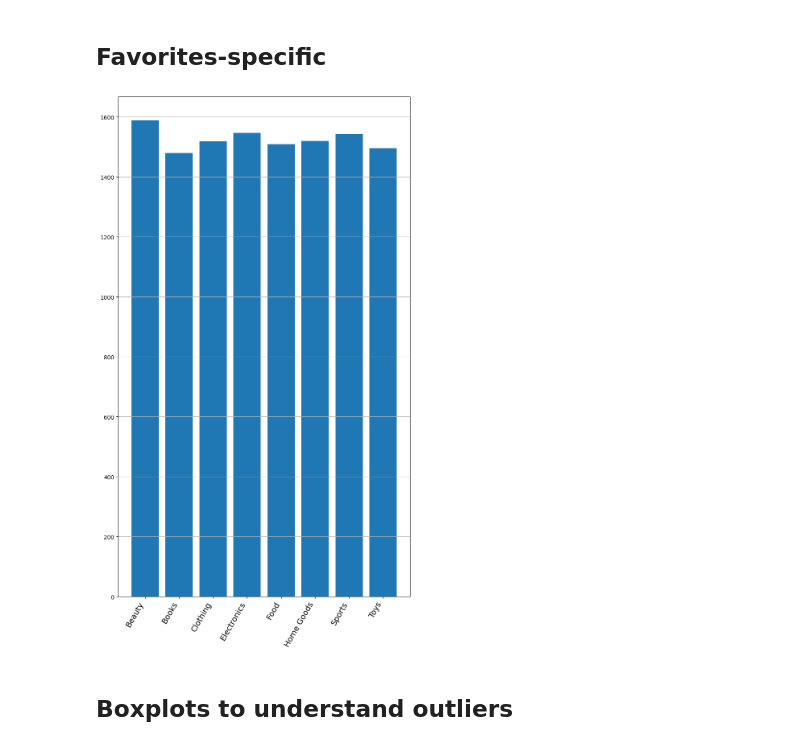
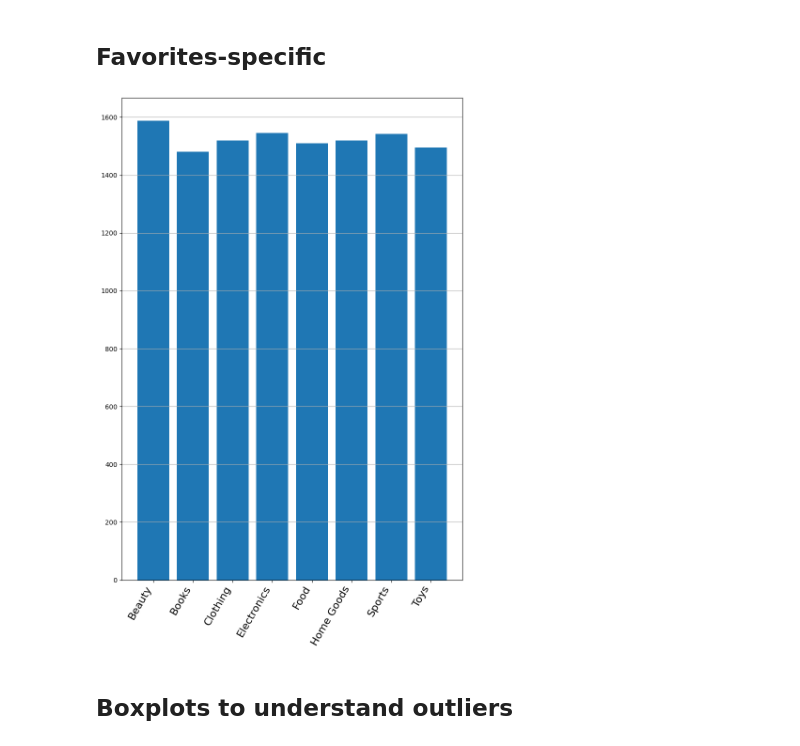
Before and after one commit to PSU-DAAN822-FA25-Group4/data-collection, a Jupyter notebook: analysis-after.ipynb, the cells around one changed output. Saved outputs shown, nothing was run; the diff lists cells and outputs as text; code cells hidden in the pictures.

```diff
--- a/analysis-after.ipynb
+++ b/analysis-after.ipynb
@@ -240,17 +240,17 @@ EmailEngagementRate
 # %%
 favorite_cols = [col for col in df.columns if col.startswith("FavoriteCategory_")]
 col_names = [col.replace('FavoriteCategory_', '') for col in df.columns if col.startswith("FavoriteCategory_")]
 
 sums = df[favorite_cols].sum()
 
-plt.figure(figsize=(8, 14))
+plt.figure(figsize=(8, 12))
 plt.bar(sums.index, sums.values)
-plt.xticks(range(len(col_names)), col_names, rotation = 60, fontsize = 14, ha = 'right')
+plt.xticks(range(len(col_names)), col_names, rotation = 60, fontsize = 16, ha = 'right')
 plt.grid(axis = 'y')
 plt.tight_layout()
 plt.show()
 # %% [output]
-[figure, old version]
+[figure, new version]
 # %% [markdown]
 ## Boxplots to understand outliers
 # %%
```
Also changed, not shown: parts of 4 cells of this notebook, 3 other files.
